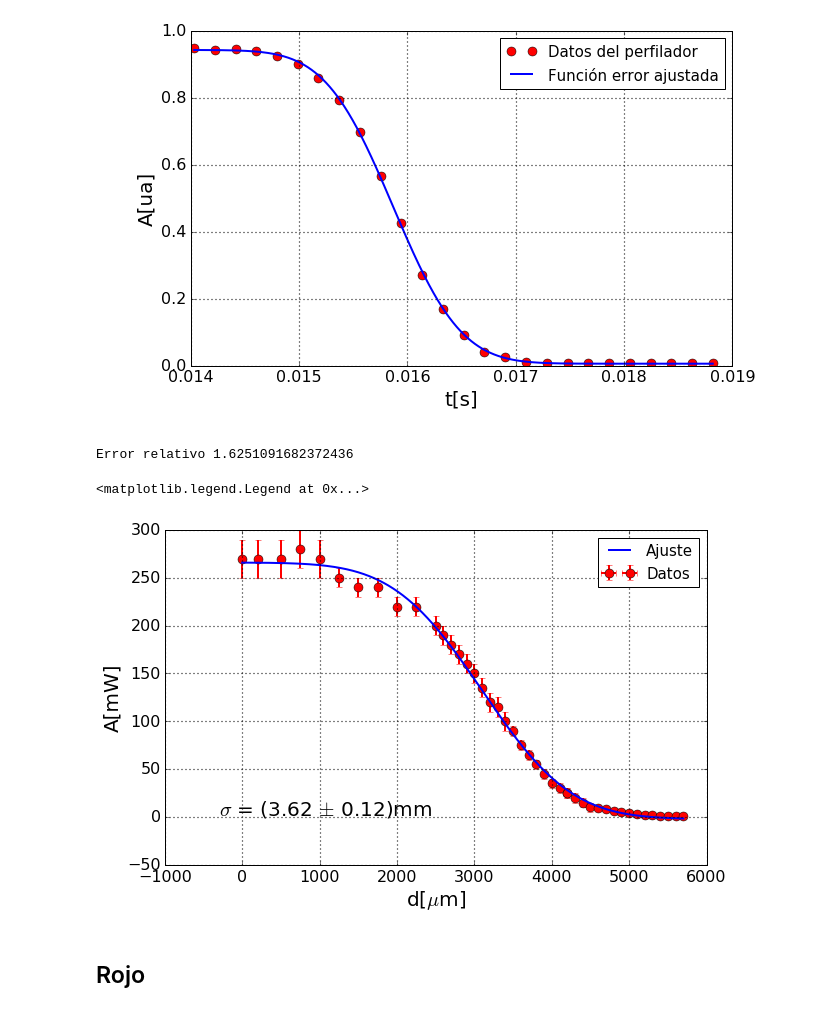
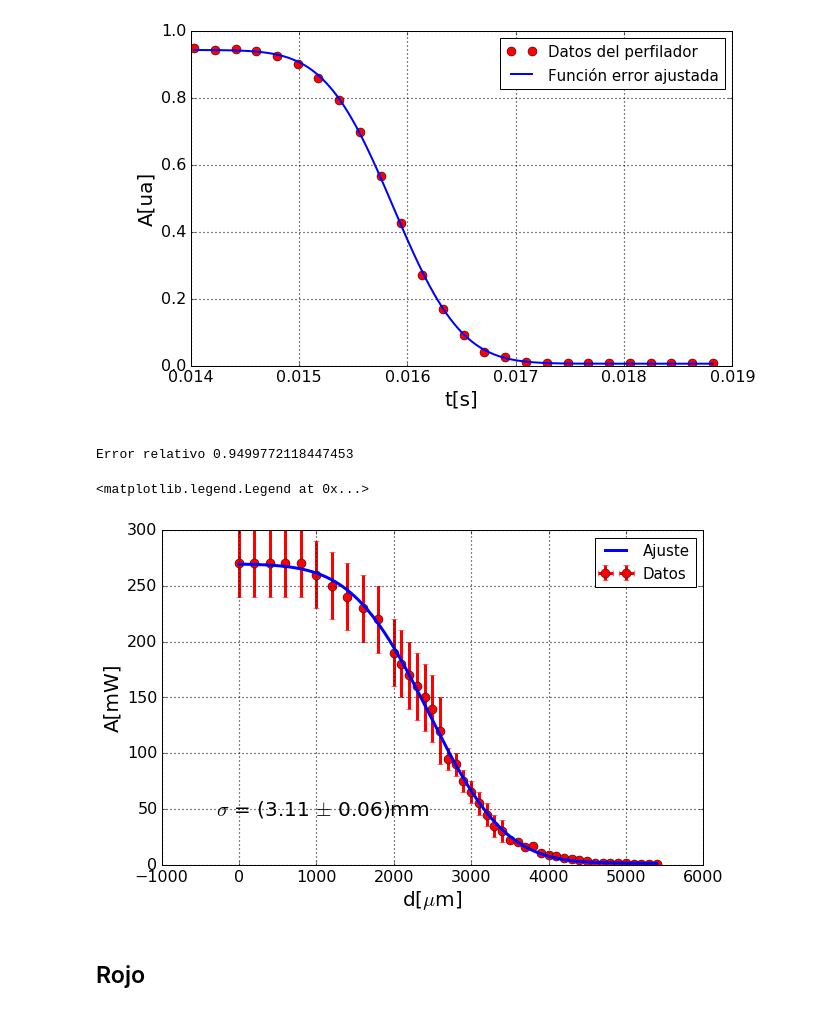
Before and after one commit to sadeus/perfilador_soma, a Jupyter notebook: labo7_charla_final/charla.ipynb, the cells around one changed output. Drawn from its saved outputs; the diff is of its cells as text; code cells hidden in the pictures.

Commit message:
Cambios en mediciones de perfil

```diff
--- a/labo7_charla_final/charla.ipynb
+++ b/labo7_charla_final/charla.ipynb
@@ -149,38 +149,38 @@ print(2*p[3]*2*np.pi*25*10)
 3.09937600773
 [figure]
 # %%
-data = np.loadtxt('../perfilador/mediciones/calibracion_fibra_f280_d_7cm/calibracion_x.csv', delimiter=',')
+data = np.loadtxt('../perfilador/mediciones/calibracion_fibra_f280_d_7cm/calibracion_y.csv', delimiter=',')
 
 x = data[:,0]
 y = data[:,1]
 yerr = data[:,2]
 xerr = np.ones_like(data[:,0])
 
 
 plt.figure()
 
 #plt.grid()
 plt.tick_params(axis="both")
 plt.xlabel("d[$\mu$m]")
 plt.ylabel("A[mW]")
 
 plt.errorbar(x, y, yerr=yerr, xerr=xerr, fmt="ro", label="Datos")
 
-p0 = [y.max()/2, -y.max()/2, (x.max() + x.min())/2, 0.5*(x.max() - x.min())]
+p0 = [y.max()/2, -y.max()/2, 2500, 3100/2]
 p, cov = sp.optimize.curve_fit(err_f, x, y, p0 = p0)
 
 t = np.linspace(x.min(),x.max(),1000)
 plt.plot(t,err_f(t,*p),"b-", label="Ajuste")
 
 txt = "$\sigma$ = ({:.2f} $\pm$ {:.2f})mm".format(2*p[3]/1000, 2*np.sqrt(cov[3,3])/1000)
 plt.text(0.1,0.15, txt, transform=plt.gca().transAxes)
 print("Error relativo {}".format(100 * np.sqrt(cov[3,3]) / (2 * p[3]) ))
 plt.savefig("calibracion.png", bbox_inches="tight")
 plt.legend(loc=0)
 # %% [output]
-Error relativo 1.6251091682372436
+Error relativo 0.9499772118447453
 <matplotlib.legend.Legend at 0x...>
-[figure, old version]
+[figure, new version]
 # %% [markdown]
 ## Rojo
 # %%
```
Also changed, not shown: parts of 1 cell of this notebook, 2 other files.
